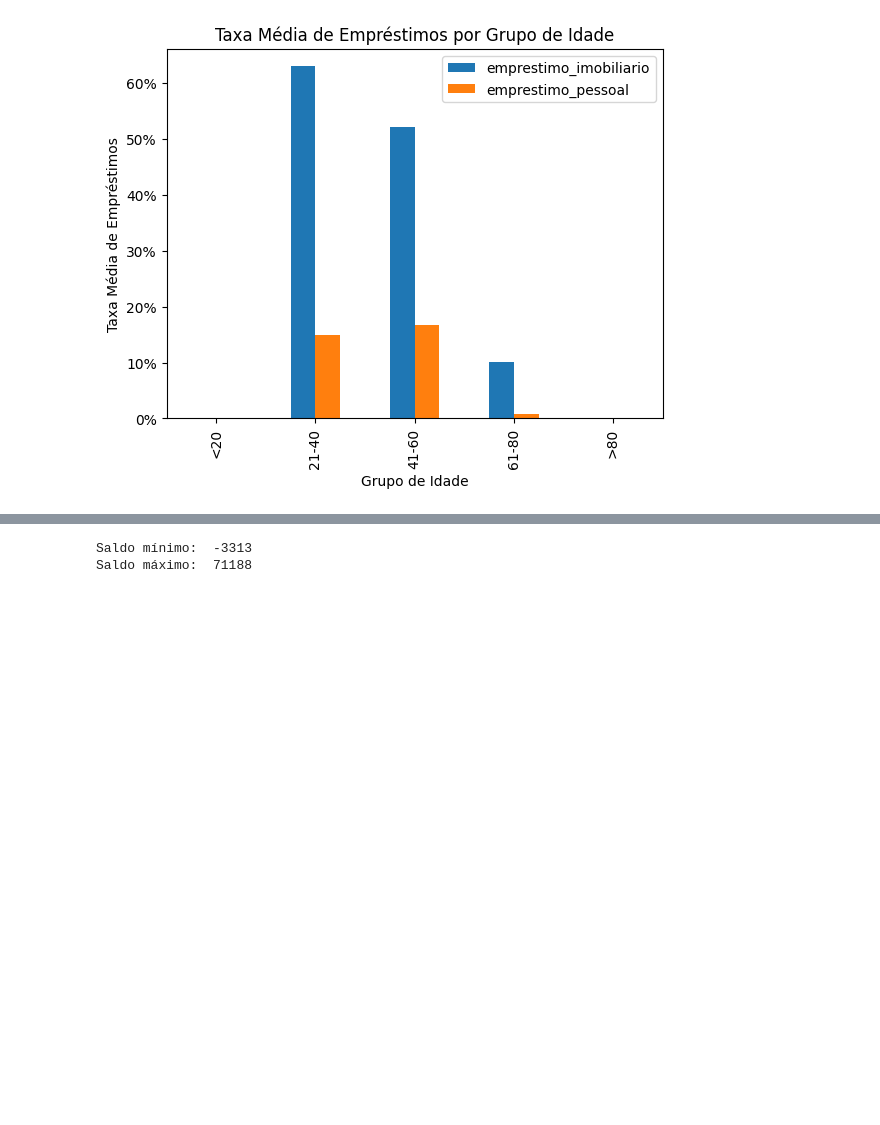
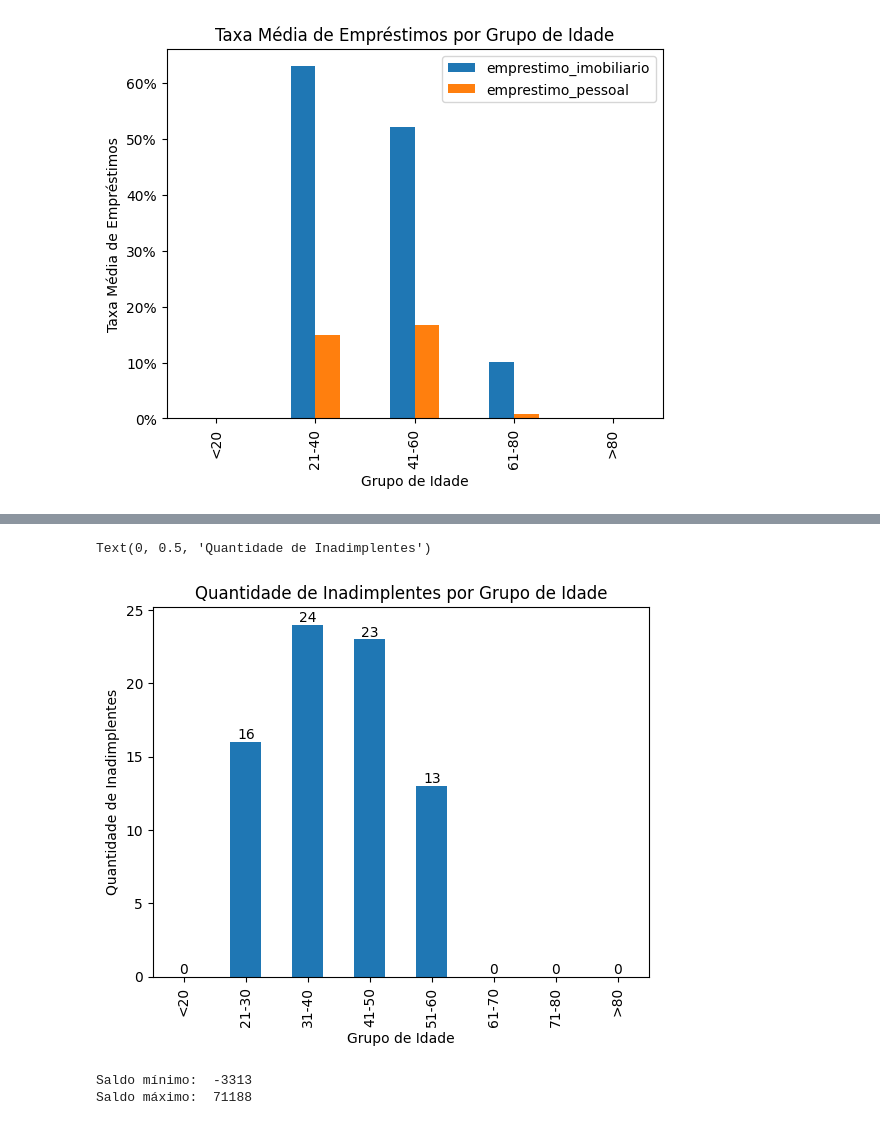
Before and after one commit to guilbd/Projeto_Tec_Prog_I_ADA_Santander_Coders2023, a Jupyter notebook: projeto.ipynb, the cells around one changed output, grey strips where cells are left out. Drawn from its saved outputs; the diff is of its cells as text; code cells hidden in the pictures; blank space fills up the shorter version.

```diff
--- a/projeto.ipynb
+++ b/projeto.ipynb
@@ -310,3 +340,12 @@ plt.show()
+# %%
+plot = age_default.plot.bar()
+plt.bar_label(plot.containers[0])
+plt.title('Quantidade de Inadimplentes por Grupo de Idade')
+plt.xlabel('Grupo de Idade')
+plt.ylabel('Quantidade de Inadimplentes')
+# %% [output]
+Text(0, 0.5, 'Quantidade de Inadimplentes')
+[figure, added]
 # %%
 saldo_min = df['saldo_cc'].min()
 print('Saldo mínimo: ', saldo_min)
```
Also changed, not shown: parts of 7 cells of this notebook, 1 other file.
